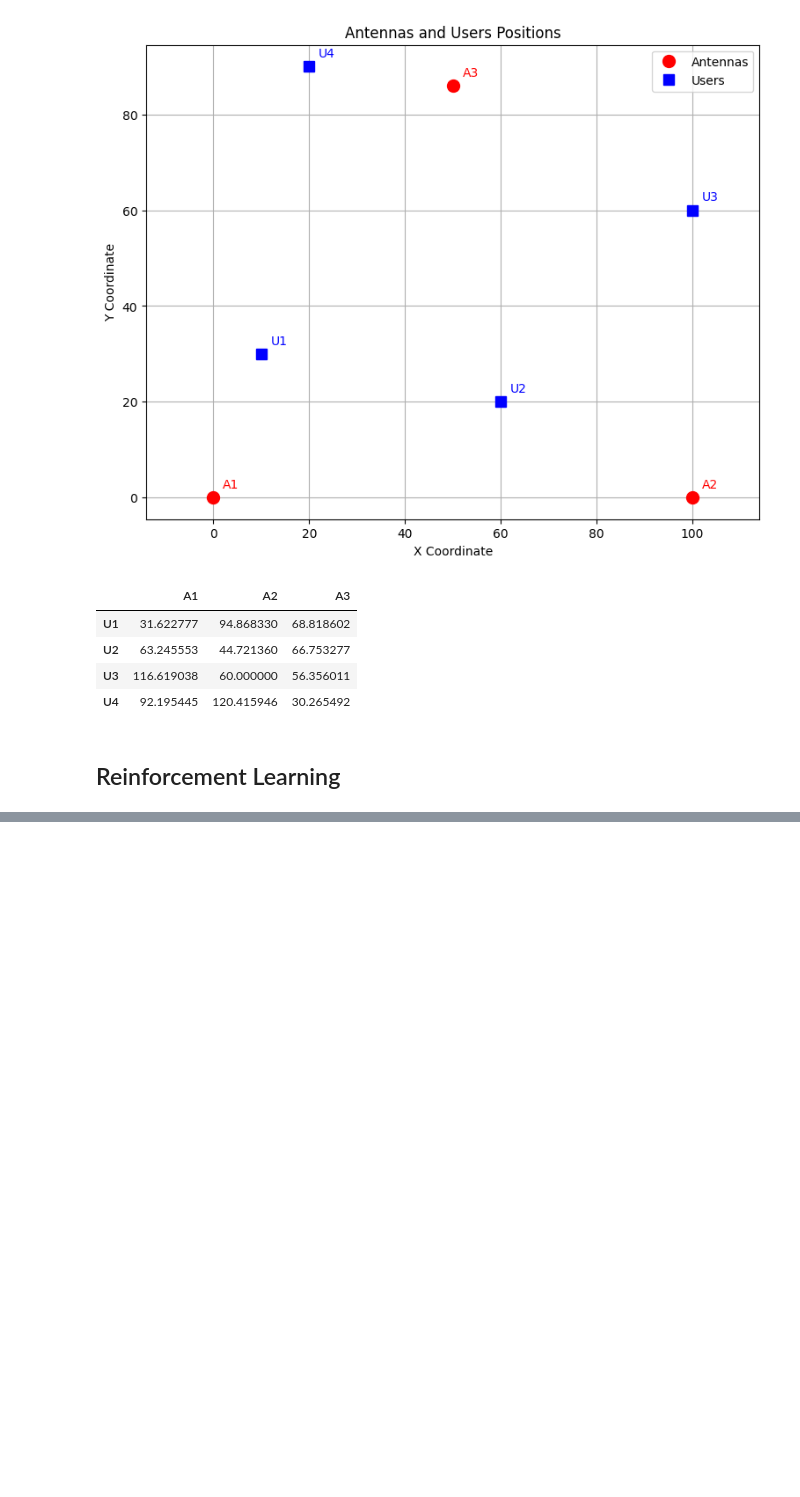
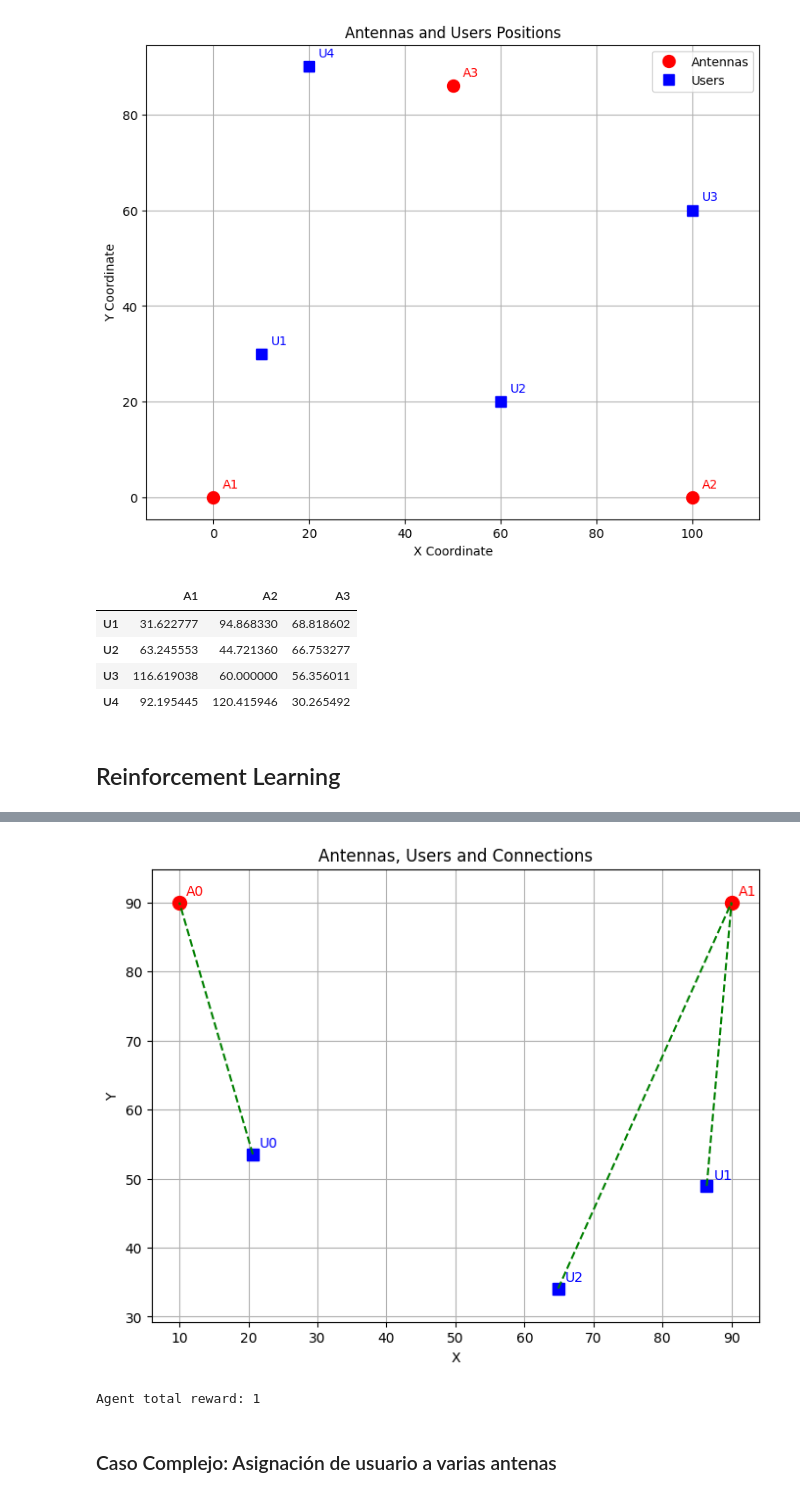
Before and after one commit to alexgaarciia/Antenna_Resource_Optimizer, a Jupyter notebook: main.ipynb, the cells around one changed output, grey strips where cells are left out. Drawn from its saved outputs; the diff is of its cells as text; code cells hidden in the pictures; blank space fills up the shorter version.

Commit message:
code for rl, simple and difficult case

```diff
--- a/main.ipynb
+++ b/main.ipynb
@@ -75,0 +201,15 @@ df_distance
+# %%
+from stable_baselines3 import PPO
+from stable_baselines3.common.env_checker import check_env
+
+# Verificamos que el entorno esté bien implementado
+check_env(SimpleAntennaEnv())
+
+# Creamos el entorno
+env = SimpleAntennaEnv()
+
+# Creamos el modelo PPO
+model = PPO("MlpPolicy", env, verbose=1)
+
+# Entrenamos el modelo
+model.learn(total_timesteps=10000)
@@ -75,0 +238,20 @@ df_distance
+# %%
+obs, _ = env.reset()
+done = False
+total_reward = 0
+
+while not done:
+    action, _ = model.predict(obs)
+    obs, reward, terminated, truncated, _ = env.step(action)
+    done = terminated or truncated
+    total_reward += reward
+
+env.render()
+plt.show()
+
+print(f"Agent total reward: {total_reward}")
+# %% [output]
+[figure, added]
+Agent total reward: 1
+# %% [markdown]
+### Caso Complejo: Asignación de usuario a varias antenas
```
Also changed, not shown: parts of 10 cells of this notebook.
